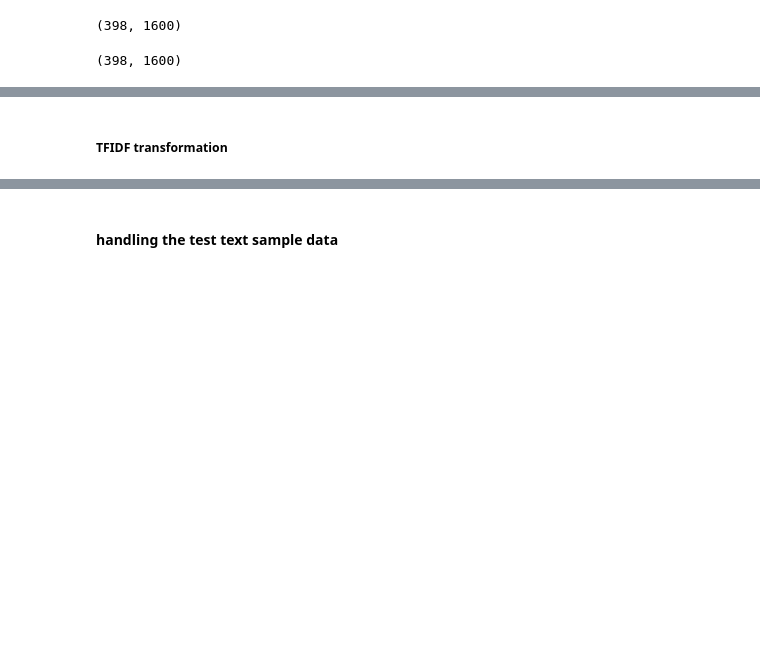
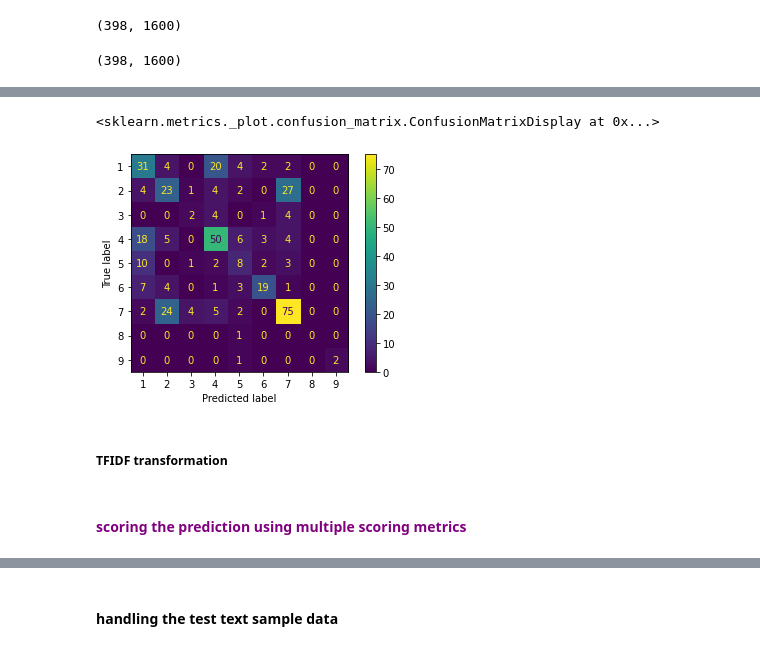
Before and after one commit to me-nobody/jovian-ml-project, a Jupyter notebook: jovian-ml-project-301221.ipynb, the cells around one changed output, grey strips where cells are left out. Drawn from its saved outputs; the diff is of its cells as text; code cells hidden in the pictures; blank space fills up the shorter version.

Commit message:
metrics completed

```diff
--- a/jovian-ml-project-301221.ipynb
+++ b/jovian-ml-project-301221.ipynb
@@ -720,3 +744,8 @@ log_loss(y_validation,y_pred_validation_bow)
+# %%
+plot_confusion_matrix(bow_model, X_validation_bow, y_validation)
+# %% [output]
+<sklearn.metrics._plot.confusion_matrix.ConfusionMatrixDisplay at 0x...>
+[figure, added]
 # %% [markdown]
 ##### TFIDF transformation
 # %%
@@ -728,3 +759,5 @@ y_pred_validate_tfidf = tfidf_model.predict_proba(X_validate_tfidf)
+# %% [markdown]
+#### <font color='purple'>scoring the prediction using multiple scoring metrics</font>
 # %%
 log_loss(y_validation,y_pred_validate_tfidf)
 # %% [output]
```
Also changed, not shown: parts of 33 cells of this notebook.
